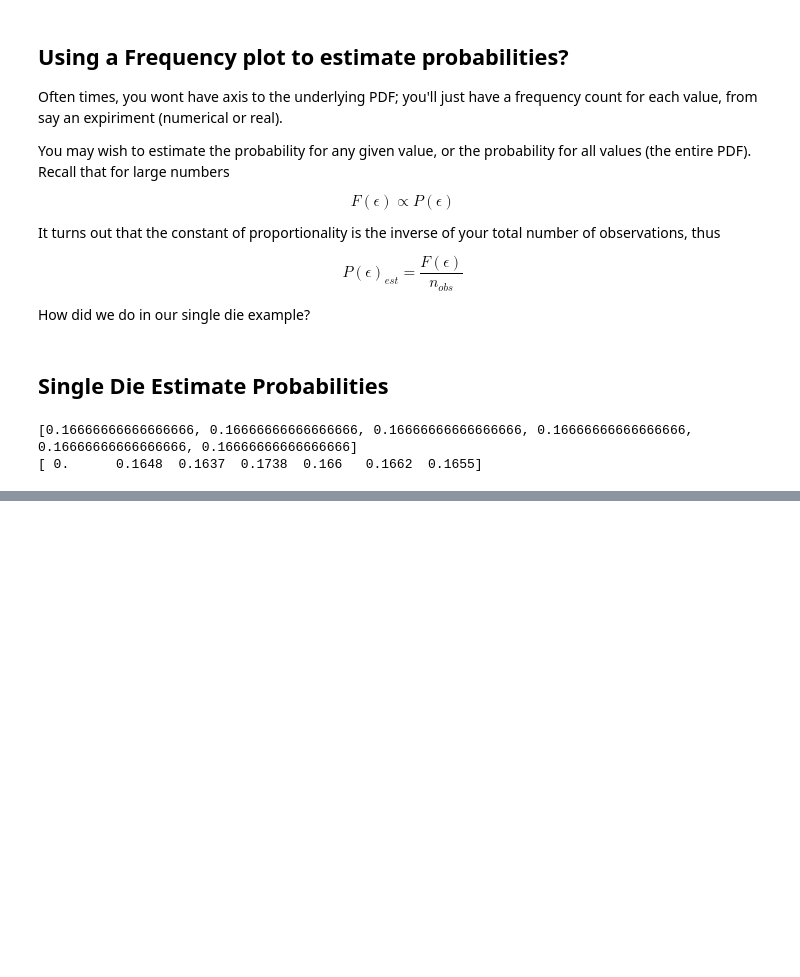
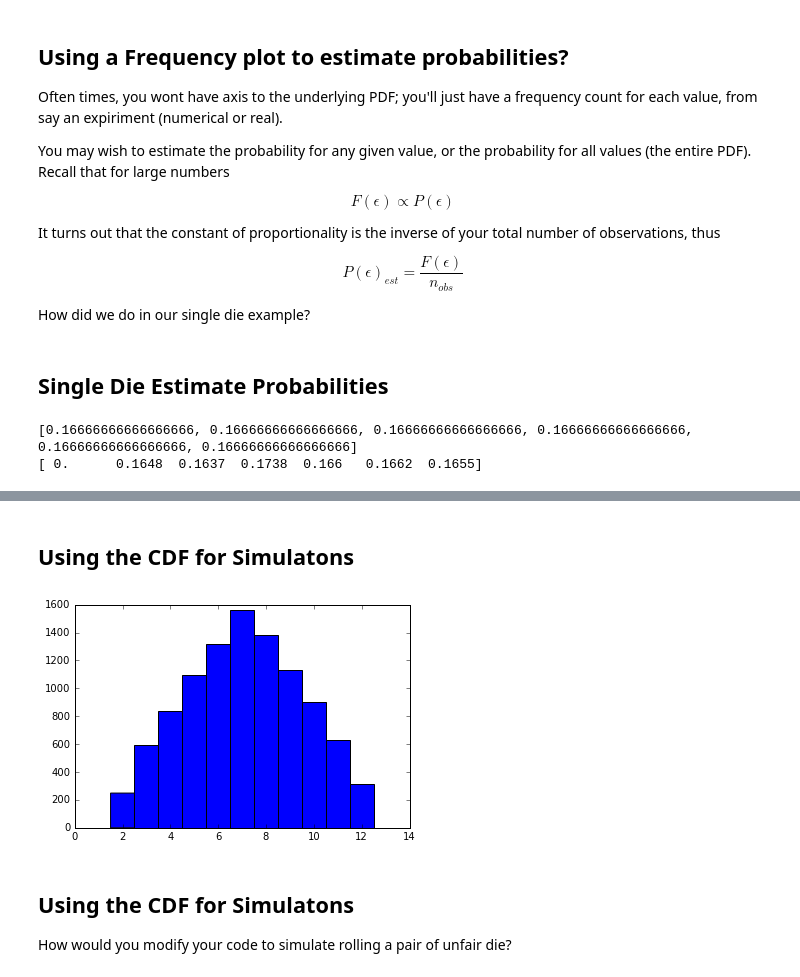
Before and after one commit to rjl09c/ISC4221, a Jupyter notebook: Lecture3.ipynb, the cells around one changed output, grey strips where cells are left out. Drawn from its saved outputs; the diff is of its cells as text; code cells hidden in the pictures; blank space fills up the shorter version.

```diff
--- a/Lecture3.ipynb
+++ b/Lecture3.ipynb
@@ -524,0 +707,24 @@ print d62freqs
+# %% [markdown]
+## Using the CDF for Simulatons
+# %%
+def twoDieRoll():
+    cdf = [0, 0.0271,  0.0826,  0.1696,  0.281,   0.4164,  0.5766,  0.7107,  0.8251,  0.9135,
+  0.973,   1.    ]
+
+    rndnum = np.random.rand()
+
+    for i in range(1, len(cdf)):
+        if (rndnum >= cdf[i-1] and rndnum < cdf[i] ):
+                  roll = i+1
+    return roll
+rolls = np.zeros([10000])
+for i in range (0,9999):
+    rolls[i] = twoDieRoll()
+
+a = plt.hist(rolls, range(2,14),align='left')
+# %% [output]
+[figure, added]
+# %% [markdown]
+## Using the CDF for Simulatons
+
+How would you modify your code to simulate rolling a pair of unfair die?
```
Also changed, not shown: parts of 31 cells of this notebook.
